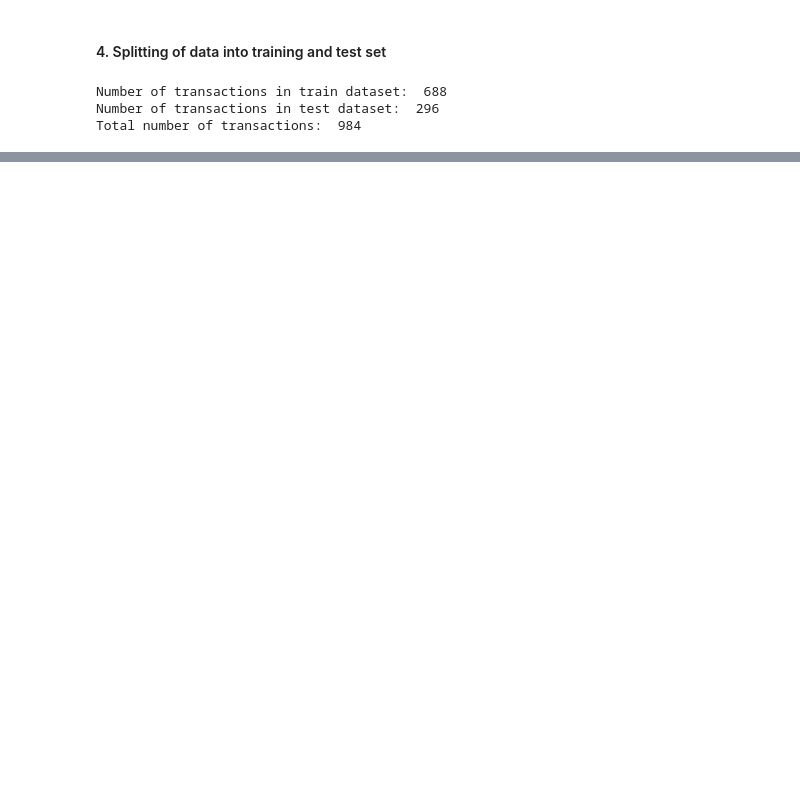
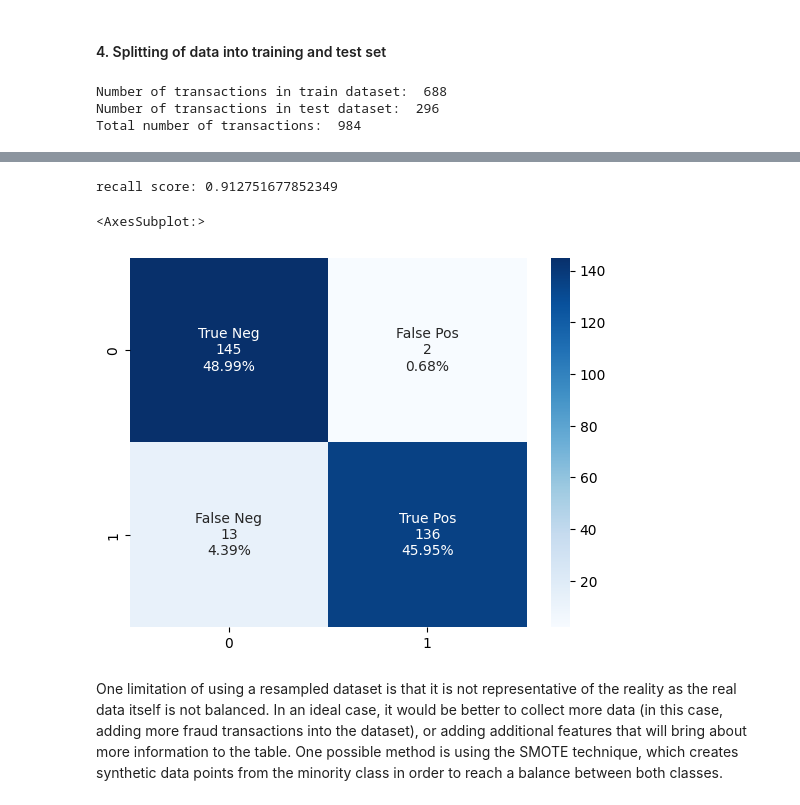
Before and after one commit to Jeyxiang/fraud_detection, a Jupyter notebook: fraud_detector.ipynb, the cells around one changed output, grey strips where cells are left out. Cells and saved outputs as stored; diff of their text form; code cells hidden in the pictures; blank space fills up the shorter version.

```diff
--- a/fraud_detector.ipynb
+++ b/fraud_detector.ipynb
@@ -210,0 +197,23 @@ test accuracy  = 0.9256756756756757
+# %%
+knears_params = {"n_neighbors": list(range(2,5,1)), 'algorithm': ['auto', 'ball_tree', 'kd_tree', 'brute']}
+
+grid_knears = GridSearchCV(KNeighborsClassifier(), knears_params)
+grid_knears.fit(X_train_undersample, y_train_undersample)
+
+knears= grid_knears.best_estimator_
+# %%
+# Support Vector Classifier
+svc_params = {'C': [0.5, 0.7, 0.9, 1], 'kernel': ['rbf', 'poly', 'sigmoid', 'linear']}
+grid_svc = GridSearchCV(SVC(), svc_params)
+grid_svc.fit(X_train_undersample, y_train_undersample)
+
+svc = grid_svc.best_estimator_
+# %%
+# DecisionTree Classifier
+tree_params = {"criterion": ["gini", "entropy"], "max_depth": list(range(2,4,1)),
+              "min_samples_leaf": list(range(5,7,1))}
+grid_tree = GridSearchCV(DecisionTreeClassifier(), tree_params)
+grid_tree.fit(X_train_undersample, y_train_undersample)
+
+# tree best estimator
+tree_clf = grid_tree.best_estimator_
@@ -210,0 +264,25 @@ test accuracy  = 0.9256756756756757
+# %%
+log_reg.fit(X_train_undersample,y_train_undersample)
+y_pred_undersample = log_reg.predict(X_test_undersample)
+print("recall score:",recall_score(y_test_undersample,y_pred_undersample))
+# %% [output]
+recall score: 0.912751677852349
+# %%
+# Compute confusion matrix
+cf_matrix = confusion_matrix(y_test_undersample,y_pred_undersample)
+
+# top left (TN)
+# top right (FN)
+# bottom left (FP)
+# bottom right (TP)
+group_names = ["True Neg","False Pos","False Neg","True Pos"]
+group_counts = ["{0:0.0f}".format(value) for value in cf_matrix.flatten()]
+group_percentages = ["{0:.2%}".format(value) for value in cf_matrix.flatten()/np.sum(cf_matrix)]
+labels = [f"{v1}\n{v2}\n{v3}" for v1, v2, v3 in zip(group_names,group_counts,group_percentages)]
+labels = np.asarray(labels).reshape(2,2)
+sns.heatmap(cf_matrix, annot=labels, fmt="", cmap='Blues')
+# %% [output]
+<AxesSubplot:>
+[figure, added]
+# %% [markdown]
+One limitation of using a resampled dataset is that it is not representative of the reality as the real data itself is not balanced. In an ideal case, it would be better to collect more data (in this case, adding more fraud transactions into the dataset), or adding additional features that will bring about more information to the table. One possible method is using the SMOTE technique, which creates synthetic data points from the minority class in order to reach a balance between both classes.
```
Also changed, not shown: parts of 19 cells of this notebook.
